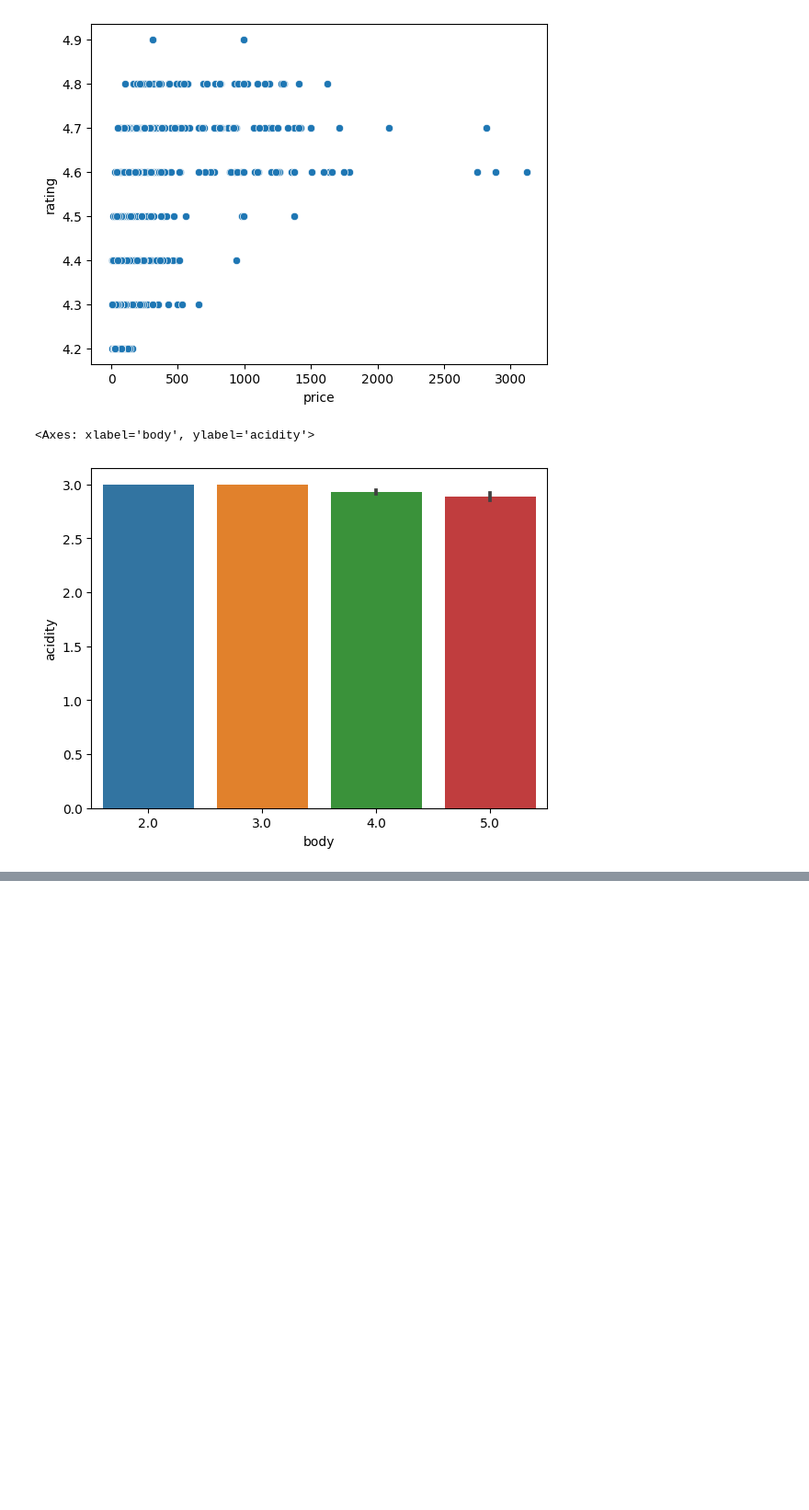
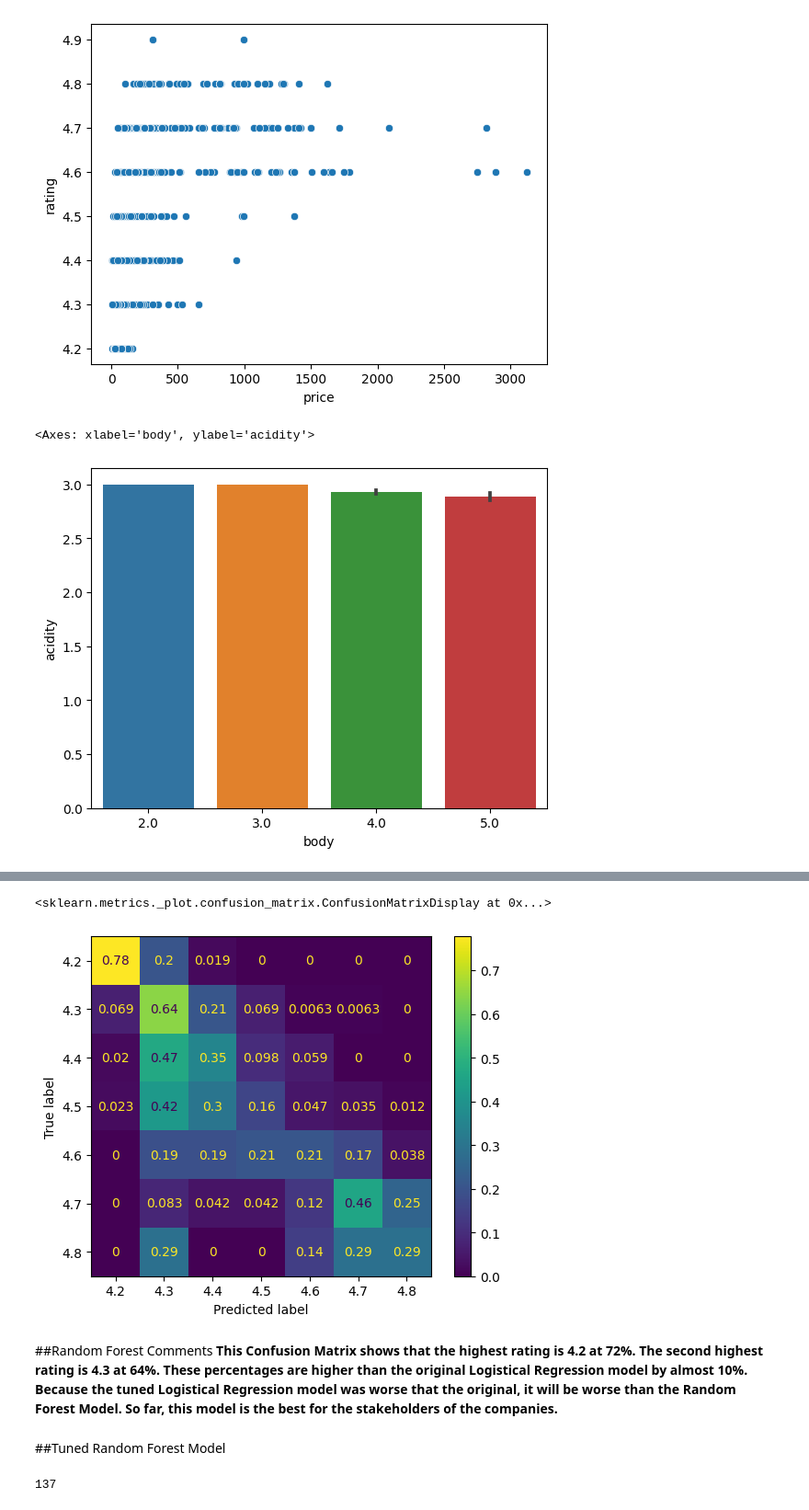
Before and after one commit to HeatherAnnFoster/Spanish-Wine-Project, a Jupyter notebook: Spanish_Wine_Project.ipynb, the cells around one changed output, grey strips where cells are left out. Shown at 92% size. Saved outputs shown, nothing was run; the diff lists cells and outputs as text; code cells hidden in the pictures; blank space fills up the shorter version.

```diff
--- a/Spanish_Wine_Project.ipynb
+++ b/Spanish_Wine_Project.ipynb
@@ -271,0 +689,21 @@ log_reg_pipe.fit(X_train, y_train)
+# %%
+#Define features (X) and target (y)
+y = df['rating'].astype('str')
+X = df.drop(columns='rating')
+# %%
+X_train, X_test, y_train, y_test = train_test_split(X,y,random_state= 42)
+# %%
+#create tuples
+number_tuple = (num_pipe, num_selector)
+category_tuple = (cat_pipe, cat_selector)
+
+#create Preprocessor
+preprocessor = make_column_transformer (number_tuple,
+                                        category_tuple)
+
+#create an instance of the model
+rf_default = RandomForestClassifier()
+##Create pipeline
+rf_default_pipe = make_pipeline(preprocessor, rf_default)
+# %%
+rf_default_pipe.fit(X_train, y_train)
@@ -271,0 +748,16 @@ log_reg_pipe.fit(X_train, y_train)
+# %%
+rf_default_predictions = rf_default_pipe.predict(X_test)
+ConfusionMatrixDisplay.from_predictions(y_test, rf_default_predictions, normalize = 'true')
+# %% [output]
+<sklearn.metrics._plot.confusion_matrix.ConfusionMatrixDisplay at 0x...>
+[figure, added]
+# %% [markdown]
+##Random Forest Comments
+**This Confusion Matrix shows that the highest rating is 4.2 at 72%.  The second highest rating is 4.3 at 64%.  These percentages are higher than the original Logistical Regression model by almost 10%.  Because the tuned Logistical Regression model was worse that the original, it will be worse than the Random Forest Model.  So far, this model is the best for the stakeholders of the companies.**
+# %% [markdown]
+##Tuned Random Forest Model
+# %%
+est_depths = [estimater.get_depth() for estimater in rf_default.estimators_]
+max(est_depths)
+# %% [output]
+137
```
Also changed, not shown: parts of 85 cells of this notebook.
